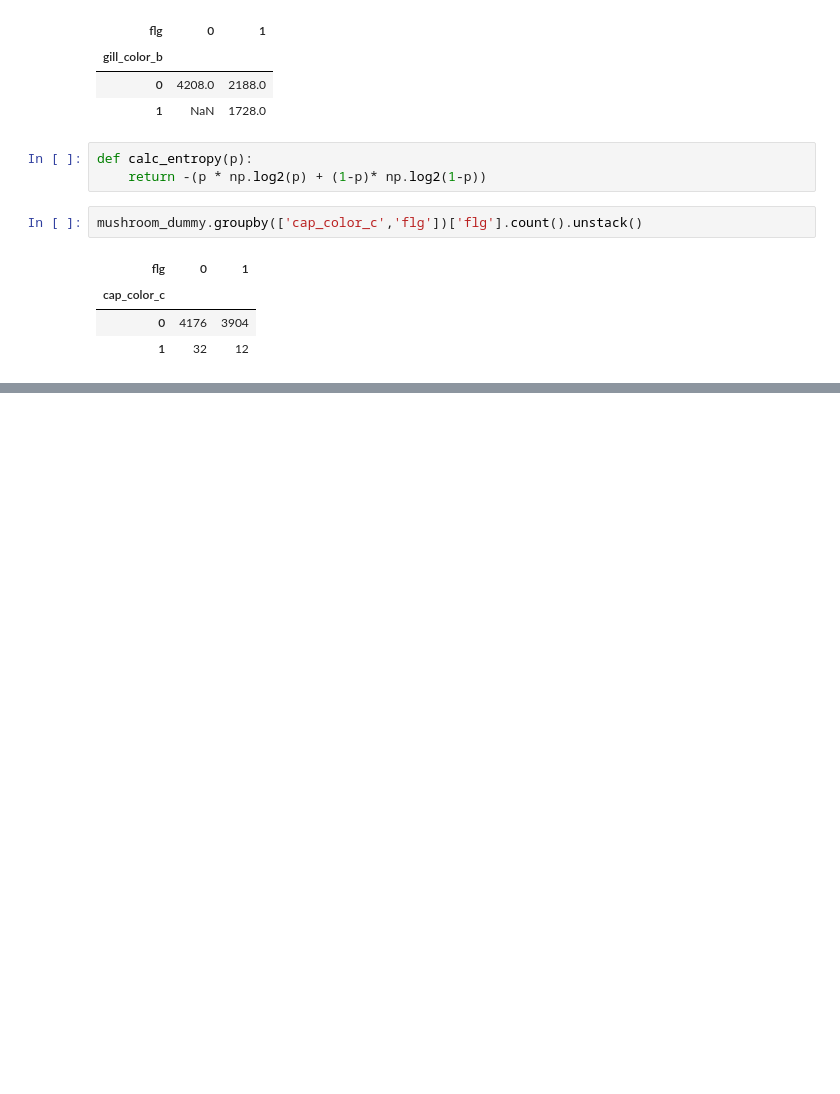
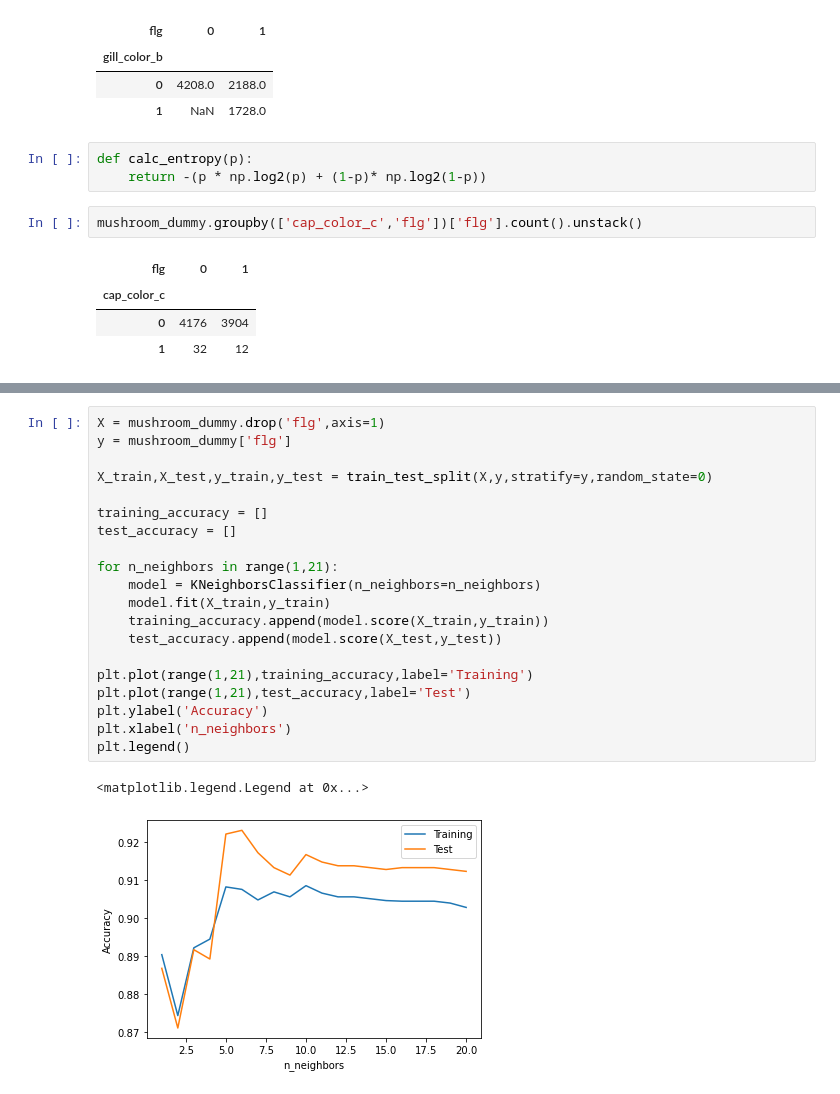
Before and after one commit to zaxirolls/learn, a Jupyter notebook: 東大データサイエンティスト/ch8.ipynb, the cells around one changed output, grey strips where cells are left out. Cells and saved outputs as stored; diff of their text form; blank space fills up the shorter version.

```diff
--- a/東大データサイエンティスト/ch8.ipynb
+++ b/東大データサイエンティスト/ch8.ipynb
@@ -422,0 +449,23 @@ print('正解率(test):{:.3f}'.format(model.score(X_test,y_test)))
+# %%
+X = mushroom_dummy.drop('flg',axis=1)
+y = mushroom_dummy['flg']
+
+X_train,X_test,y_train,y_test = train_test_split(X,y,stratify=y,random_state=0)
+
+training_accuracy = []
+test_accuracy = []
+
+for n_neighbors in range(1,21):
+    model = KNeighborsClassifier(n_neighbors=n_neighbors)
+    model.fit(X_train,y_train)
+    training_accuracy.append(model.score(X_train,y_train))
+    test_accuracy.append(model.score(X_test,y_test))
+
+plt.plot(range(1,21),training_accuracy,label='Training')
+plt.plot(range(1,21),test_accuracy,label='Test')
+plt.ylabel('Accuracy')
+plt.xlabel('n_neighbors')
+plt.legend()
+# %% [output]
+<matplotlib.legend.Legend at 0x...>
+[figure, added]
```
Also changed, not shown: parts of 2 cells of this notebook.
